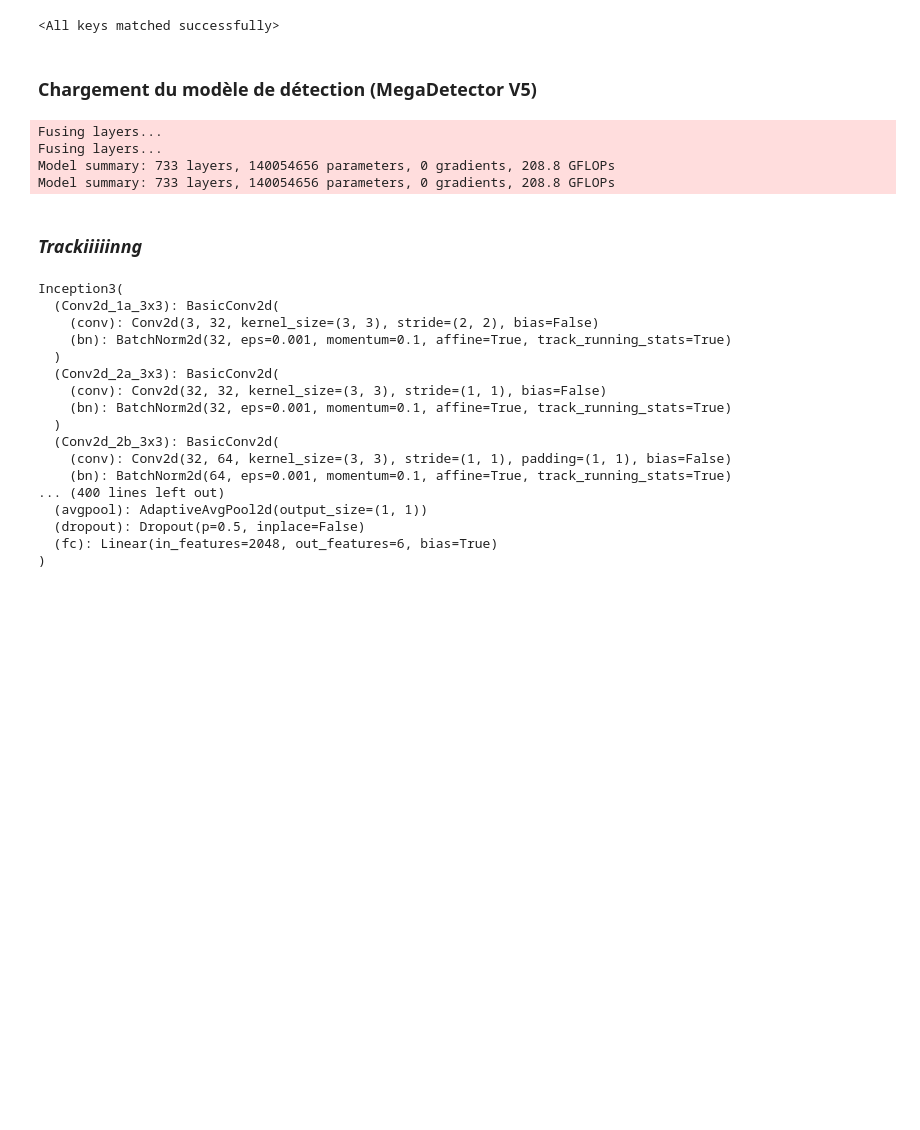
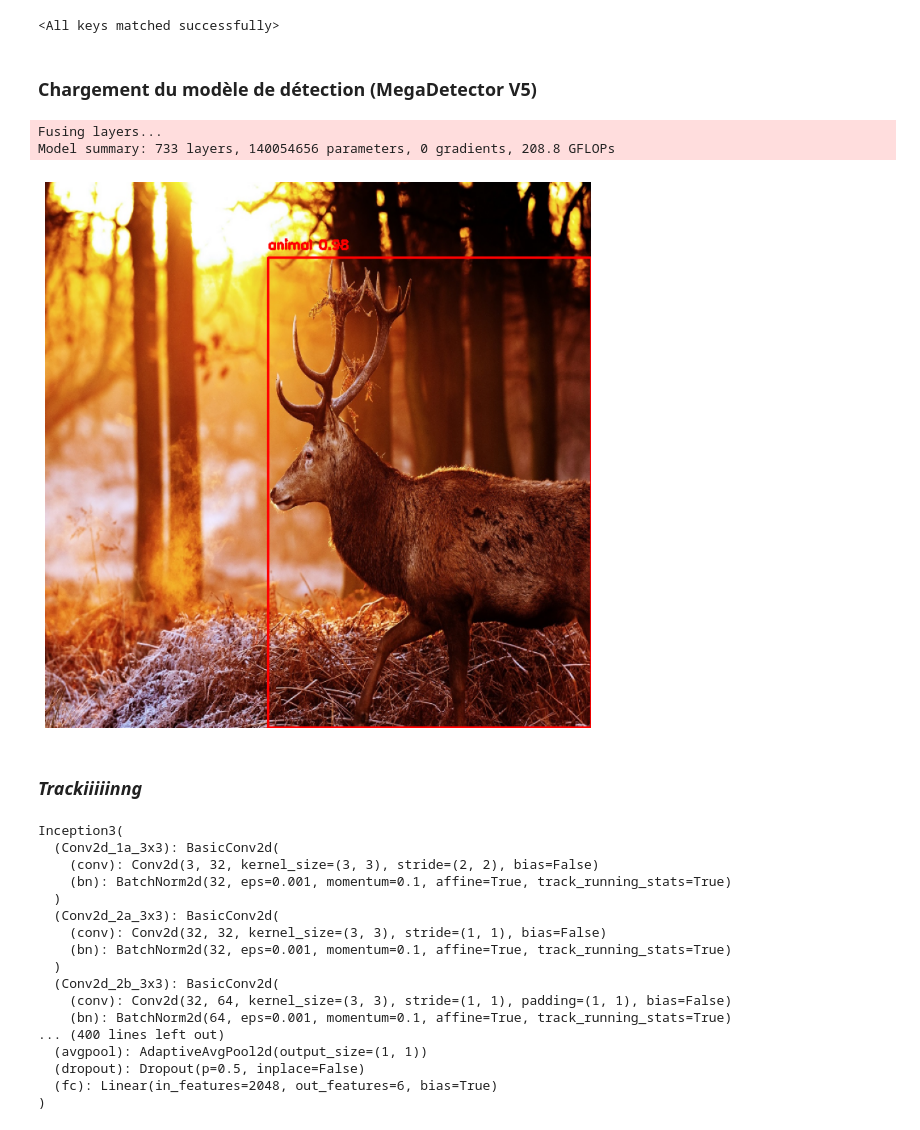
Before and after one commit to eliotjacquemin/PFE, a Jupyter notebook: tracking_yolo.ipynb, the cells around one changed output. Drawn from its saved outputs; the diff is of its cells as text; code cells hidden in the pictures; blank space fills up the shorter version.

```diff
--- a/tracking_yolo.ipynb
+++ b/tracking_yolo.ipynb
@@ -86,11 +97,3 @@ inception_model.load_state_dict(state_dict, strict=False)
 <All keys matched successfully>
 # %% [markdown]
 ### **Chargement du modèle de détection (MegaDetector V5)**
-# %%
-# Charger le modèle de détection
-detection_model = pw_detection.MegaDetectorV5()
-# %% [output]
-Fusing layers...
-Fusing layers...
-Model summary: 733 layers, 140054656 parameters, 0 gradients, 208.8 GFLOPs
-Model summary: 733 layers, 140054656 parameters, 0 gradients, 208.8 GFLOPs
@@ -97,3 +103,41 @@ Model summary: 733 layers, 140054656 parameters, 0 gradients, 208.8 GFLOPs
+# %%
+# Charger le modèle
+weights_path = "MegaDetectorV5.pt"
+
+model = torch.load("MegaDetectorV5.pt", map_location='cpu')['model'].float().fuse().eval()
+# %% [output]
+Fusing layers...
+Model summary: 733 layers, 140054656 parameters, 0 gradients, 208.8 GFLOPs
+# %%
+image_path = "Deer.jpg"  # remplace par ton image
+img = cv2.imread(image_path)
+img_rgb = cv2.cvtColor(img, cv2.COLOR_BGR2RGB)
+# Redimensionner et normaliser (taille classique pour YOLOv5 = 640)
+img_resized = cv2.resize(img_rgb, (640, 640))
+img_tensor = torch.from_numpy(img_resized).permute(2, 0, 1).float() / 255.0  # (C,H,W), [0,1]
+img_tensor = img_tensor.unsqueeze(0)  # Ajouter dimension batch
+# %%
+with torch.no_grad():
+    results = model(img_tensor)[0]
+# %%
+from yolov5.utils.general import non_max_suppression
+
+# Appliquer NMS
+detections = non_max_suppression(results, conf_thres=0.25, iou_thres=0.45)[0]
+
+# Dessiner les détections sur l’image redimensionnée (640x640)
+for *xyxy, conf, cls in detections:
+    label = f"{model.names[int(cls)]} {conf:.2f}"
+    cv2.rectangle(img_resized, (int(xyxy[0]), int(xyxy[1])), (int(xyxy[2]), int(xyxy[3])), (255, 0, 0), 2)
+    cv2.putText(img_resized, label, (int(xyxy[0]), int(xyxy[1]) - 10), cv2.FONT_HERSHEY_SIMPLEX, 0.5, (255, 0, 0), 2)
+
+# Afficher
+plt.figure(figsize=(10, 10))
+plt.imshow(img_resized)
+plt.axis('off')
+plt.show()
+# %% [output]
+[figure, added]
 # %% [markdown]
 ### ***Trackiiiiinng***
 # %%
```
Also changed, not shown: parts of 3 cells of this notebook.
